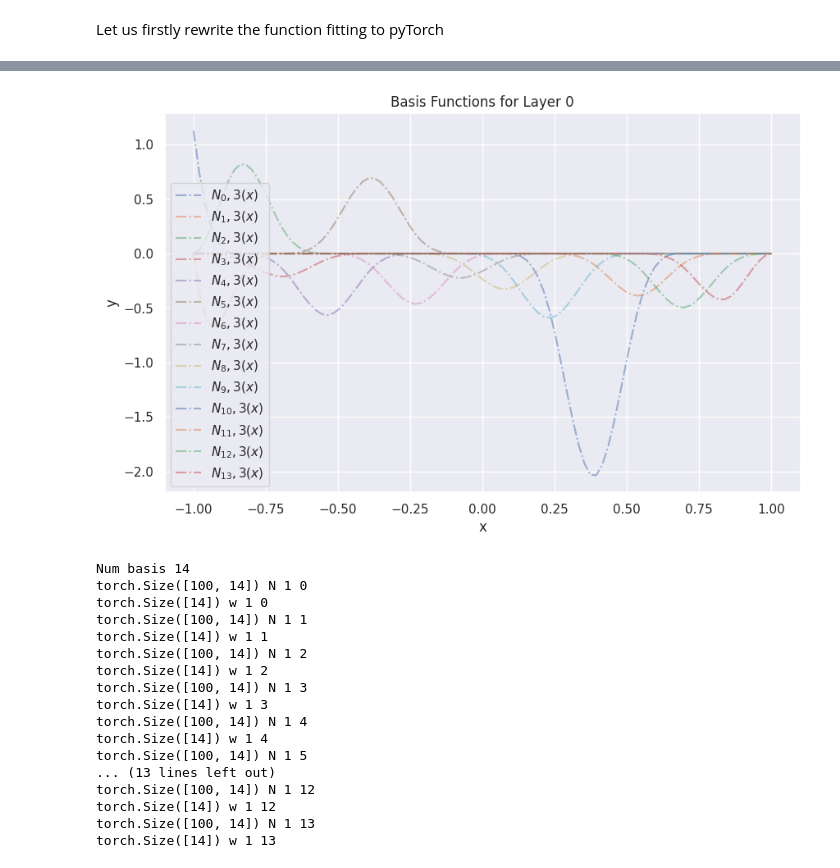
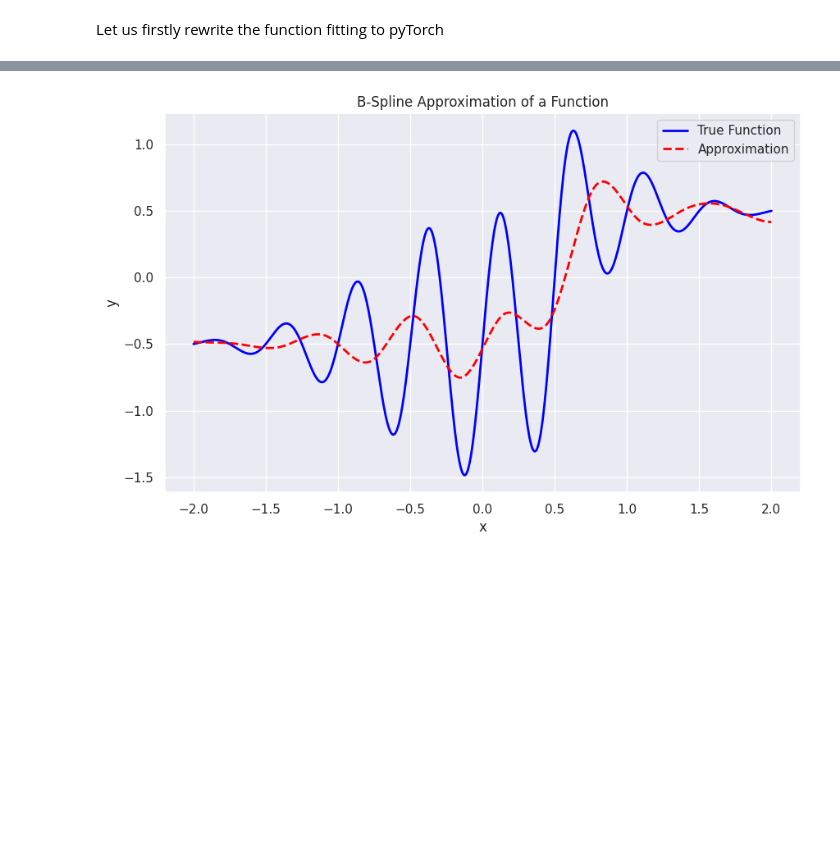
Before and after one commit to spagnoloG/kan, a Jupyter notebook: code/notebooks/03-kan.ipynb, the cells around one changed output, grey strips where cells are left out. Drawn from its saved outputs; the diff is of its cells as text; code cells hidden in the pictures; blank space fills up the shorter version.

```diff
--- a/code/notebooks/03-kan.ipynb
+++ b/code/notebooks/03-kan.ipynb
@@ -26,13 +26,13 @@ def basis_function(i, p, t, x):
 
         return left + right
 # %%
-n_control_points = 14
+n_control_points = 30
 k = 3
 t = np.linspace(-1, 1, num=n_control_points)
 t = np.pad(t, (k, k), mode='edge')
 t_values = np.linspace(t[0], t[-1], 1000)
 
-x_values = torch.linspace(0, 4, 1000)
+x_values = torch.linspace(-2, 2, 1000)
 t_tensor = torch.tensor(t, dtype=torch.float32)
 t_values_tensor = torch.tensor(t_values, dtype=torch.float32)
 
@@ -44,7 +44,10 @@ for i in range(n_control_points):
     bfs[:, i] = basis_function(i, k, t_tensor, t_values_tensor)
 
 # Function to approximate
-fn = lambda x: torch.sin(-2 * np.pi * x) + torch.normal(0, 0.2, x.size())
+fn = lambda x: (
+    torch.sin(4 * np.pi * x_values) * torch.exp(-x_values**2)  # Oscillatory and decaying
+    + 0.5 * torch.tanh(10 * x_values - 5)  # Sharp transition
+)
 fn_values = fn(x_values)
 
 
@@ -94,3 +93,11 @@ fn_values = torch.sin(2 * torch.pi * x_values)
+# %%
+x_values = torch.linspace(-2, 2, steps=1000)
+fn = lambda x: torch.sin(-2 * np.pi * x)
+fn = lambda x: (
+    torch.sin(4 * np.pi * x_values) * torch.exp(-x_values**2)  # Oscillatory and decaying
+    + 0.5 * torch.tanh(10 * x_values - 5)  # Sharp transition
+)
+fn_values = fn(x_values)
 # %%
 def basis_function(i, p, t, x):
     if p == 0:
@@ -169,8 +160,8 @@ class BSplineNet(nn.Module):
 # %%
-model = BSplineNet(n_layers=2)
+model = BSplineNet(n_layers=5)
 criterion = nn.MSELoss()
 optimizer = optim.Adam(model.parameters(), lr=0.01)
-num_epochs = 200
+num_epochs = 1000
 
 for epoch in range(num_epochs):
     optimizer.zero_grad()
@@ -181,6 +172,17 @@ for epoch in range(num_epochs):
 
     if (epoch + 1) % 100 == 0:
         print(f'Epoch [{epoch + 1}/{num_epochs}], Loss: {loss.item():.6f}')
+k# Compute predicted values
+y_pred = model(x_values).detach()
 
-model.plot_basis_functions_per_layer()
+# Plot results
+plt.figure(figsize=(10, 6))
+plt.plot(x_values.numpy(), fn_values.numpy(), label="True Function", color='blue', linewidth=2)
+plt.plot(x_values.numpy(), y_pred.numpy(), label="Approximation", color='red', linewidth=2, linestyle='--')
+plt.title("B-Spline Approximation of a Function")
+plt.xlabel("x")
+plt.ylabel("y")
+plt.legend()
+plt.grid(True)
+plt.show()
 # %% [output]
@@ -204,18 +199 @@ torch.Size([14]) w 0 13
-[figure, old version]
+[figure, new version]
-Num basis 14
-torch.Size([100, 14]) N 1 0
-torch.Size([14]) w 1 0
-torch.Size([100, 14]) N 1 1
-torch.Size([14]) w 1 1
-torch.Size([100, 14]) N 1 2
-torch.Size([14]) w 1 2
-torch.Size([100, 14]) N 1 3
-torch.Size([14]) w 1 3
-torch.Size([100, 14]) N 1 4
-torch.Size([14]) w 1 4
-torch.Size([100, 14]) N 1 5
-... (13 lines left out)
-torch.Size([100, 14]) N 1 12
-torch.Size([14]) w 1 12
-torch.Size([100, 14]) N 1 13
-torch.Size([14]) w 1 13
```
Also changed, not shown: parts of 5 cells of this notebook.
